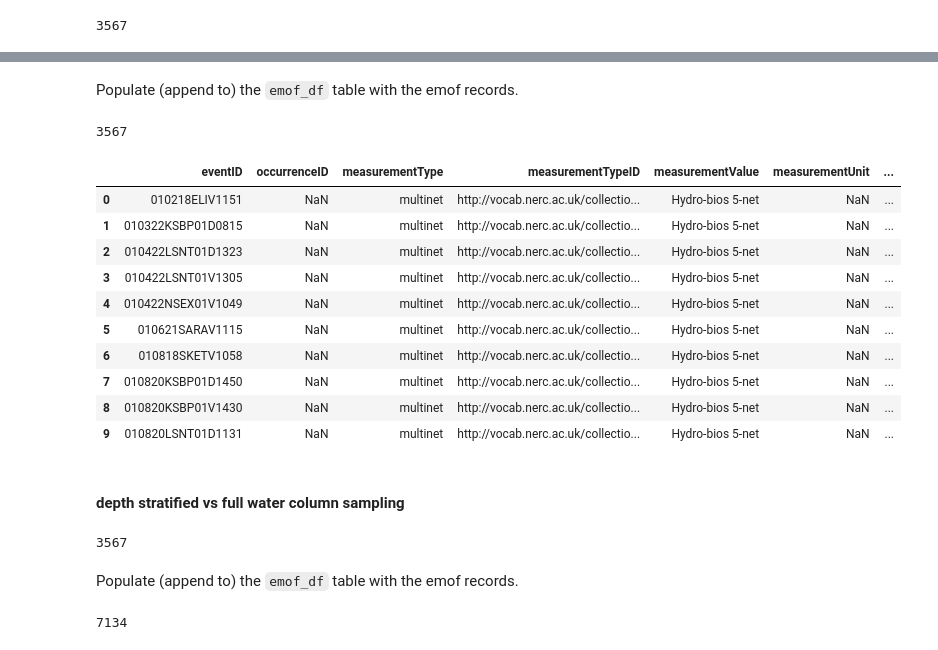
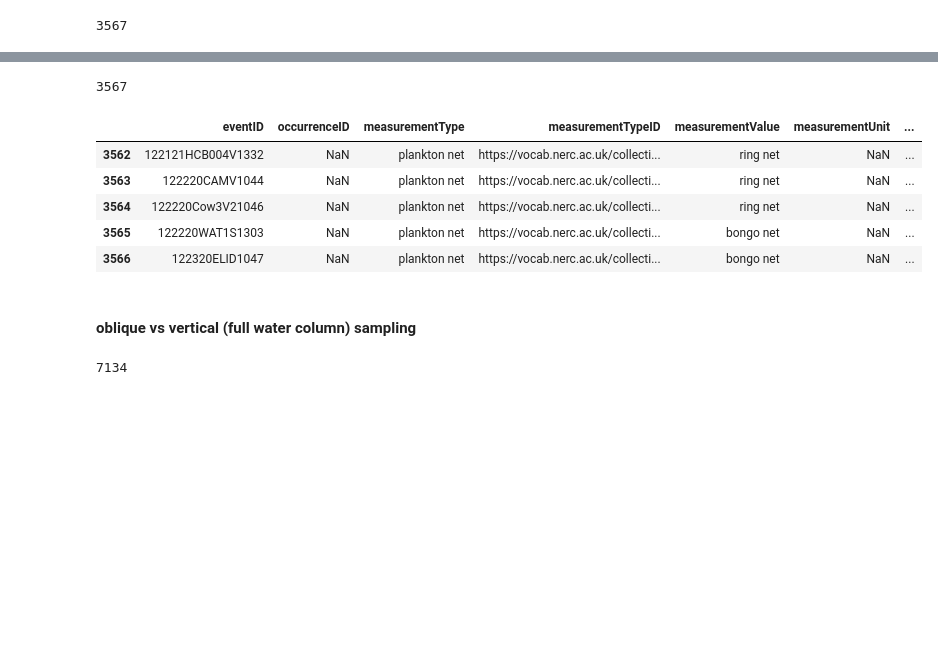
Before and after one commit to nanoos-pnw/obis-pszmp, a Jupyter notebook: PSZMP-dwceMoF.ipynb, the cells around one changed output, grey strips where cells are left out. Drawn from its saved outputs; the diff is of its cells as text; code cells hidden in the pictures; blank space fills up the shorter version.

```diff
--- a/PSZMP-dwceMoF.ipynb
+++ b/PSZMP-dwceMoF.ipynb
@@ -145,3 +162,17 @@ emof_df = pd.DataFrame(np.empty(0, dtype=emof_cols_dtypes))
+# %%
+def concat_to_emof_df(df, emof_df, is_occurrence_emof=False, has_meas_unit=False):
+    """
+    Append the new emof records to the cumulative emof_df dataframe.
+    """
+
+    emof_cols = ['eventID']
+    if is_occurrence_emof:
+        emof_cols += ['occurrenceID']
+    emof_cols += ['measurementType', 'measurementTypeID', 'measurementValue']
+    if has_meas_unit:
+        emof_cols += ['measurementUnit', 'measurementUnitID']
+
+    return pd.concat([emof_df, df[emof_cols]], ignore_index=True)
 # %% [markdown]
 ## MoF's associated with an event rather than an occurrence
 
@@ -191,30 +212,26 @@ len(multinet_emof_df)
-# %% [markdown]
-Populate (append to) the `emof_df` table with the emof records.
-# %%
-emof_df = pd.concat(
-    [
-        emof_df,
-        multinet_emof_df[['eventID', 'measurementType', 'measurementTypeID', 'measurementValue']]
-    ],
-    ignore_index=True
-)
+# %%
+net_type = dict(Vertical="ring net", Oblique="bongo net")
+
+net_emof_df = populate_emof_columns(
+    emofsource_samples_df,
+    meas_type="plankton net",
+    meas_type_id="L05/current/68/",
+    meas_value_df=emofsource_samples_df['Tow Type'].apply(lambda tt: net_type[tt])
+)
+# %%
+emof_df = concat_to_emof_df(net_emof_df, emof_df)
 # %%
 len(emof_df)
 # %% [output]
 3567
 # %%
-emof_df.head()
+emof_df.tail()
 # %% [output]
 |  | eventID | occurrenceID | measurementType | measurementTypeID | measurementValue | measurementUnit | ... |
-| 0 | 010218ELIV1151 | NaN | multinet | http://vocab.nerc.ac.uk/collectio... | Hydro-bios 5-net | NaN | ... |
-| 1 | 010322KSBP01D0815 | NaN | multinet | http://vocab.nerc.ac.uk/collectio... | Hydro-bios 5-net | NaN | ... |
-| 2 | 010422LSNT01D1323 | NaN | multinet | http://vocab.nerc.ac.uk/collectio... | Hydro-bios 5-net | NaN | ... |
-| 3 | 010422LSNT01V1305 | NaN | multinet | http://vocab.nerc.ac.uk/collectio... | Hydro-bios 5-net | NaN | ... |
-| 4 | 010422NSEX01V1049 | NaN | multinet | http://vocab.nerc.ac.uk/collectio... | Hydro-bios 5-net | NaN | ... |
-| 5 | 010621SARAV1115 | NaN | multinet | http://vocab.nerc.ac.uk/collectio... | Hydro-bios 5-net | NaN | ... |
-| 6 | 010818SKETV1058 | NaN | multinet | http://vocab.nerc.ac.uk/collectio... | Hydro-bios 5-net | NaN | ... |
-| 7 | 010820KSBP01D1450 | NaN | multinet | http://vocab.nerc.ac.uk/collectio... | Hydro-bios 5-net | NaN | ... |
-| 8 | 010820KSBP01V1430 | NaN | multinet | http://vocab.nerc.ac.uk/collectio... | Hydro-bios 5-net | NaN | ... |
-| 9 | 010820LSNT01D1131 | NaN | multinet | http://vocab.nerc.ac.uk/collectio... | Hydro-bios 5-net | NaN | ... |
+| 3562 | 122121HCB004V1332 | NaN | plankton net | https://vocab.nerc.ac.uk/collecti... | ring net | NaN | ... |
+| 3563 | 122220CAMV1044 | NaN | plankton net | https://vocab.nerc.ac.uk/collecti... | ring net | NaN | ... |
+| 3564 | 122220Cow3V21046 | NaN | plankton net | https://vocab.nerc.ac.uk/collecti... | ring net | NaN | ... |
+| 3565 | 122220WAT1S1303 | NaN | plankton net | https://vocab.nerc.ac.uk/collecti... | bongo net | NaN | ... |
+| 3566 | 122320ELID1047 | NaN | plankton net | https://vocab.nerc.ac.uk/collecti... | bongo net | NaN | ... |
 # %% [markdown]
-#### depth stratified vs full water column sampling
+#### oblique vs vertical (full water column) sampling
@@ -227,6 +237,0 @@ fwcds_emof_df['measurementValue'] = fwcds_emof_df['Tow Type'].apply(lambda fwc_d
-# %%
-len(fwcds_emof_df)
-# %% [output]
-3567
-# %% [markdown]
-Populate (append to) the `emof_df` table with the emof records.
```
Also changed, not shown: parts of 60 cells of this notebook.
